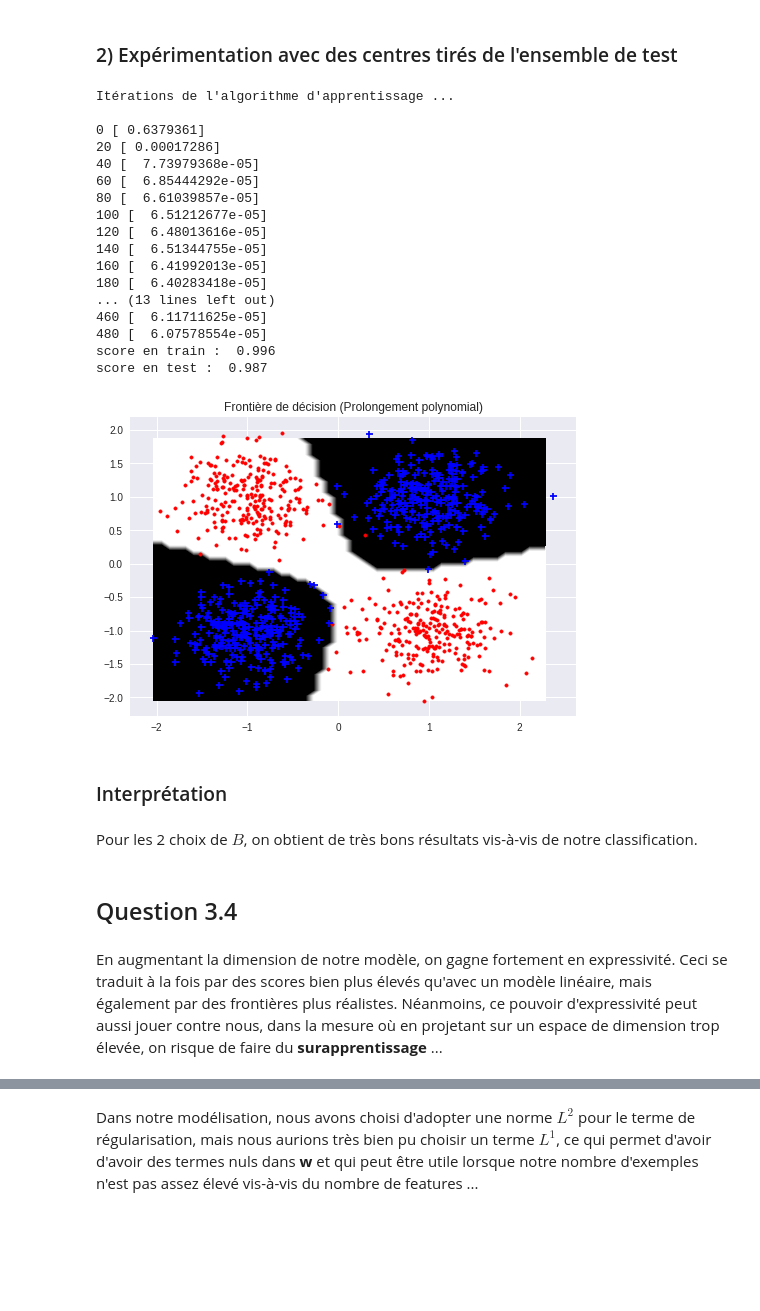
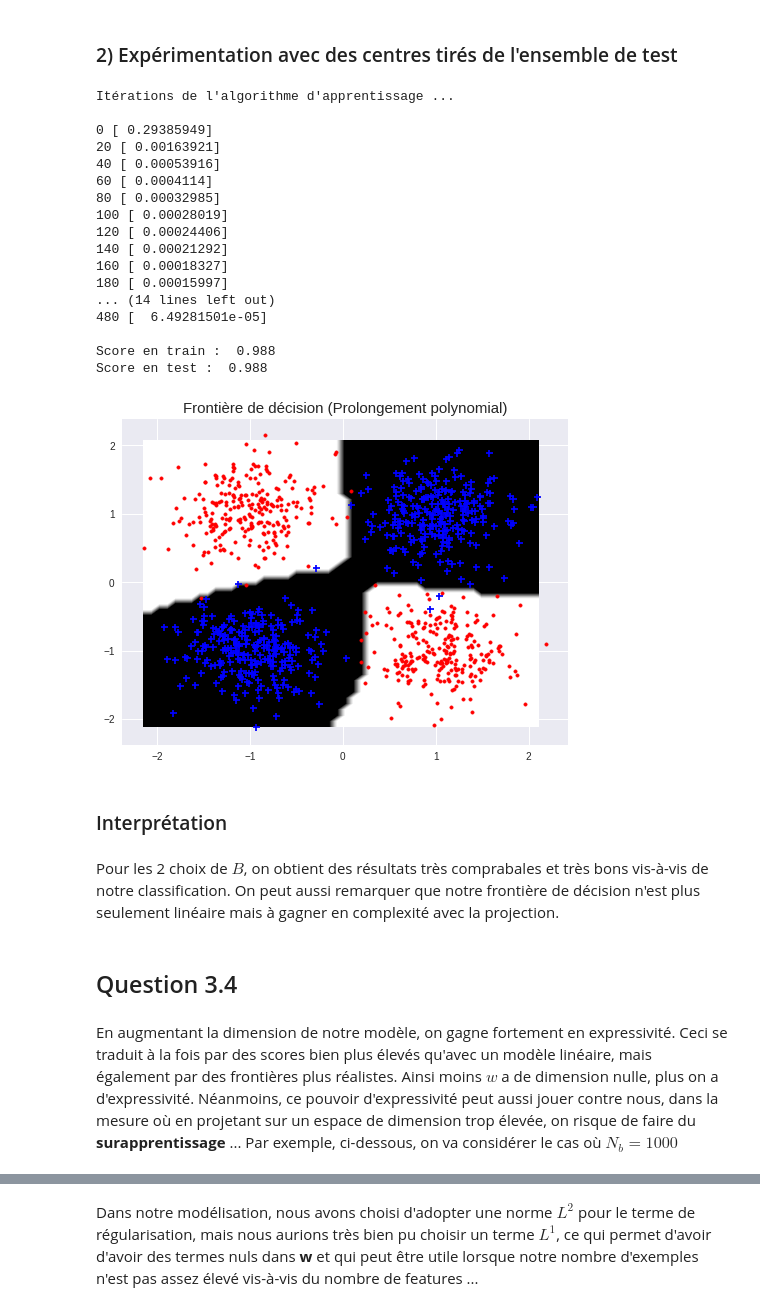
Before and after one commit to PierreBoyeau/perceptron_svm, a Jupyter notebook: TP 4 - Perceptron et SVM.ipynb, the cells around one changed output, grey strips where cells are left out. Saved outputs shown, nothing was run; the diff lists cells and outputs as text; code cells hidden in the pictures; blank space fills up the shorter version.

```diff
--- a/TP 4 - Perceptron et SVM.ipynb
+++ b/TP 4 - Perceptron et SVM.ipynb
@@ -107,8 +103,8 @@ class Perceptron:
         for it in iterations:
             erreurs.append(1 - self.score_w(data, y,self.histo_w[it]))
         plt.plot(iterations, erreurs, label=legend)
-        plt.xlabel("Nombre d'itérations")
-        plt.ylabel("Erreur")
+        plt.xlabel("Nombre d'itérations", fontsize=15)
+        plt.ylabel("Erreur", fontsize=15)
 
     def gradient_decent(self, data, y, k=1, GD_mode=0, max_iter=50,
                         eps_mode=0, informations=True):
@@ -791,45 +1015,47 @@ score en test :  0.99
 # %%
 B_sample = B(xtrain, nb=10, mode=2)
 gauss_sample = lambda x: gauss(x, B_sample)
 
 ### Apprentissage
 model= Perceptron(eps=1e-3, max_iter=500, projection=gauss_sample)
 model.fit(xtrain,ytrain)
-print("score en train : ",model.score(xtrain,ytrain))
-print("score en test : ",model.score(xtest,ytest))
+print("\nScore en train : ",model.score(xtrain,ytrain))
+print("Score en test : ",model.score(xtest,ytest))
+
 #### Tracer de frontiere
 plt.figure()
-plt.title("Frontière de décision (Prolongement polynomial)")
+plt.title("Frontière de décision (Prolongement polynomial)", fontsize=15)
 plot_frontiere(xtrain,model.predict,50)
 plot_data(xtrain,ytrain)
 # %% [output]
 Itérations de l'algorithme d'apprentissage ...
 
-0 [ 0.6379361]
-20 [ 0.00017286]
-40 [  7.73979368e-05]
-60 [  6.85444292e-05]
-80 [  6.61039857e-05]
-100 [  6.51212677e-05]
-120 [  6.48013616e-05]
-140 [  6.51344755e-05]
-160 [  6.41992013e-05]
-180 [  6.40283418e-05]
-... (13 lines left out)
-460 [  6.11711625e-05]
-480 [  6.07578554e-05]
-score en train :  0.996
-score en test :  0.987
+0 [ 0.29385949]
+20 [ 0.00163921]
+40 [ 0.00053916]
+60 [ 0.0004114]
+80 [ 0.00032985]
+100 [ 0.00028019]
+120 [ 0.00024406]
+140 [ 0.00021292]
+160 [ 0.00018327]
+180 [ 0.00015997]
+... (14 lines left out)
+480 [  6.49281501e-05]
+
+Score en train :  0.988
+Score en test :  0.988
-[figure, old version]
+[figure, new version]
 # %% [markdown]
 ### Interprétation
 # %% [markdown]
-Pour les 2 choix de $B$, on obtient de très bons résultats vis-à-vis de notre classification.
+Pour les 2 choix de $B$, on obtient des résultats très comprabales et très bons vis-à-vis de notre classification. On peut aussi remarquer que notre frontière de décision n'est plus seulement linéaire mais à gagner en complexité avec la projection.
 # %% [markdown]
 ## Question 3.4
 # %% [markdown]
 En augmentant la dimension de notre modèle, on gagne fortement en expressivité. Ceci se traduit à la fois par des scores bien plus élevés qu'avec un modèle linéaire, mais également par des frontières plus réalistes.
-Néanmoins, ce pouvoir d'expressivité peut aussi jouer contre nous, dans la mesure où en projetant sur un espace de dimension trop élevée, on risque de faire du **surapprentissage** ...
+Ainsi moins $w$ a de dimension nulle, plus on a d'expressivité.
+Néanmoins, ce pouvoir d'expressivité peut aussi jouer contre nous, dans la mesure où en projetant sur un espace de dimension trop élevée, on risque de faire du **surapprentissage** ... Par exemple, ci-dessous, on va considérer le cas où $N_b = 1000$
 # %%
 xtr2,ytr2 = gen_arti(data_type=1,epsilon=.5)
 xte2,yte2 = gen_arti(data_type=1,epsilon=.5)
```
Also changed, not shown: parts of 46 cells of this notebook, 1 other file.
